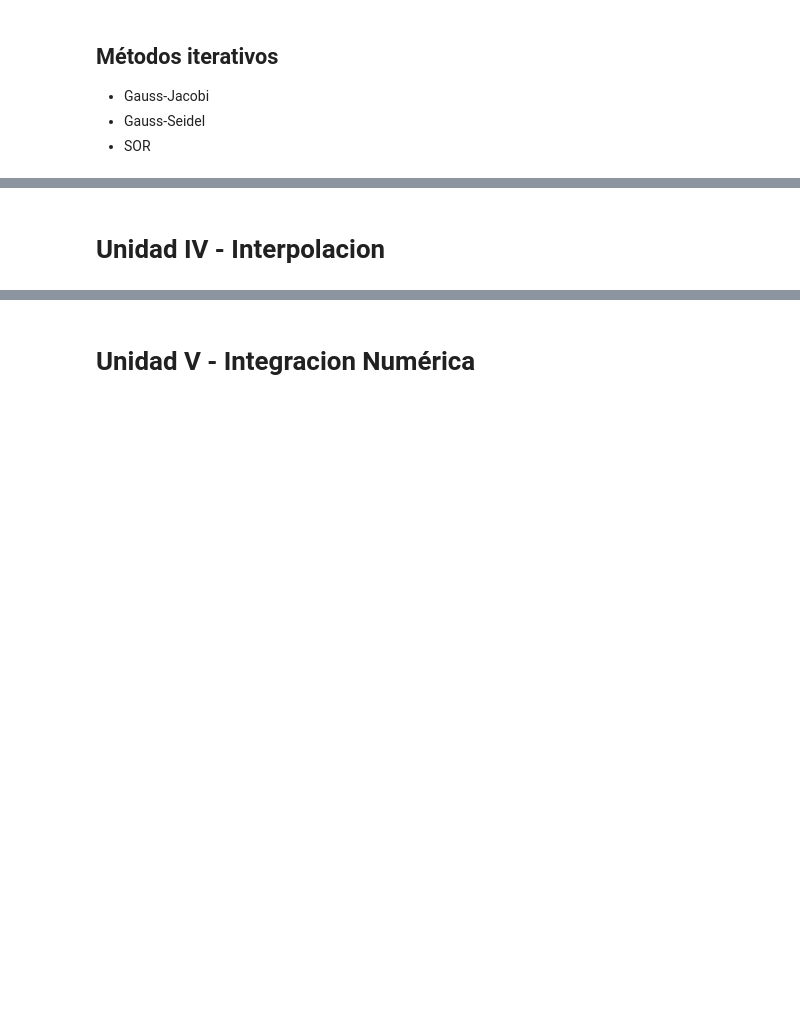
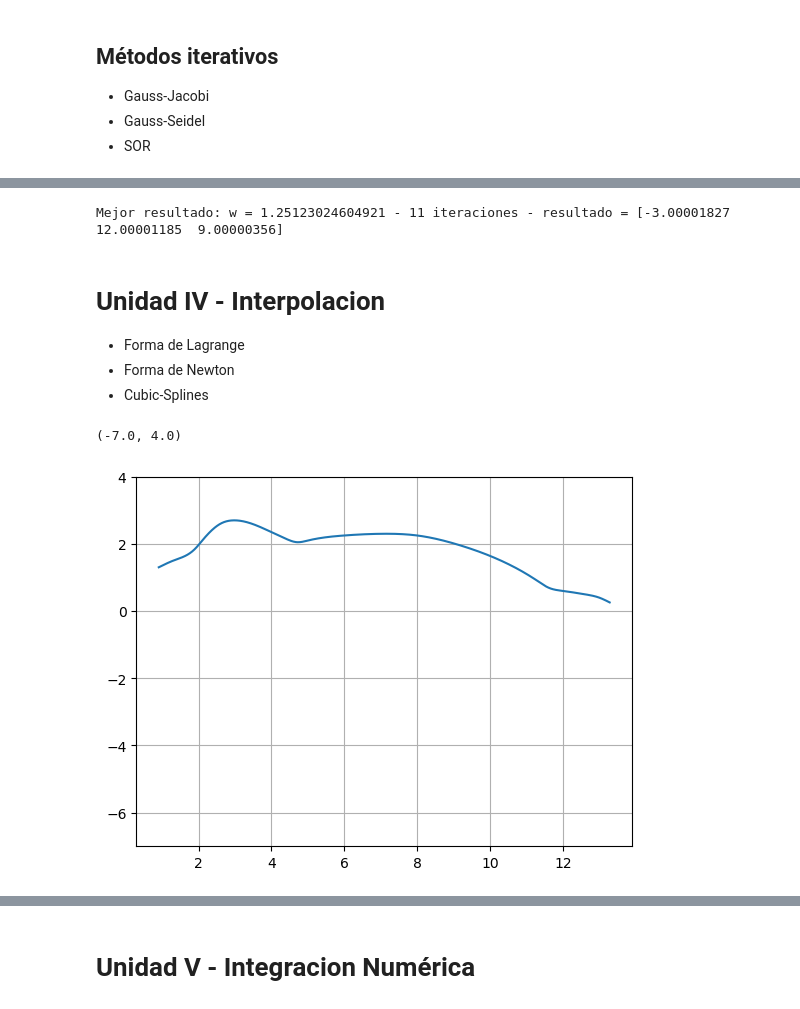
Before and after one commit to Benjafag/2do-parcial-metodos, a Jupyter notebook: Implementaciones.ipynb, the cells around one changed output, grey strips where cells are left out. Drawn from its saved outputs; the diff is of its cells as text; code cells hidden in the pictures; blank space fills up the shorter version.

```diff
--- a/Implementaciones.ipynb
+++ b/Implementaciones.ipynb
@@ -114,2 +227,20 @@ def thomas(a,b):
+# %%
+a = np.array([[4,3,0],[3,4,-1],[0,-1,4.]])
+b = np.array([24,30,24.])
+mejor_resultado, iteraciones = np.zeros_like(b), 100000
+factor = np.NaN
+for w in np.linspace(1.1,2,5000):
+    x,it = SOR(a,b,150,10**-5,w, np.zeros_like(b))
+    if it < iteraciones:
+        mejor_resultado = x
+        iteraciones = it
+        factor = w
+
+print(f"Mejor resultado: w = {factor} - {iteraciones} iteraciones - resultado = {mejor_resultado} ")
+# %% [output]
+Mejor resultado: w = 1.25123024604921 - 11 iteraciones - resultado = [-3.00001827 12.00001185  9.00000356]
 # %% [markdown]
 # Unidad IV - Interpolacion
+* Forma de Lagrange
+* Forma de Newton
+* Cubic-Splines
@@ -115,0 +283,12 @@ def thomas(a,b):
+# %%
+from scipy.interpolate import CubicSpline
+xs = np.array([.9,1.3,1.9,2.1,2.6,3.0,3.9,4.4,4.7,5.0,6.0,7,8,9.2,10.5,11.3,11.6,12,12.6,13,13.3])
+ys = np.array([1.3,1.5,1.85,2.1,2.6,2.7,2.4,2.15,2.05,2.1,2.25,2.3,2.25,1.95,1.4,.9,.7,.6,.5,.4,.25])
+cs = CubicSpline(xs,ys, bc_type='natural', extrapolate=False)
+x_vals = np.linspace(-1,15,1000)
+plt.plot(x_vals,cs(x_vals))
+plt.grid(True)
+plt.ylim(-7,4)
+# %% [output]
+(-7.0, 4.0)
+[figure, added]
```
Also changed, not shown: parts of 14 cells of this notebook, 3 other files.
